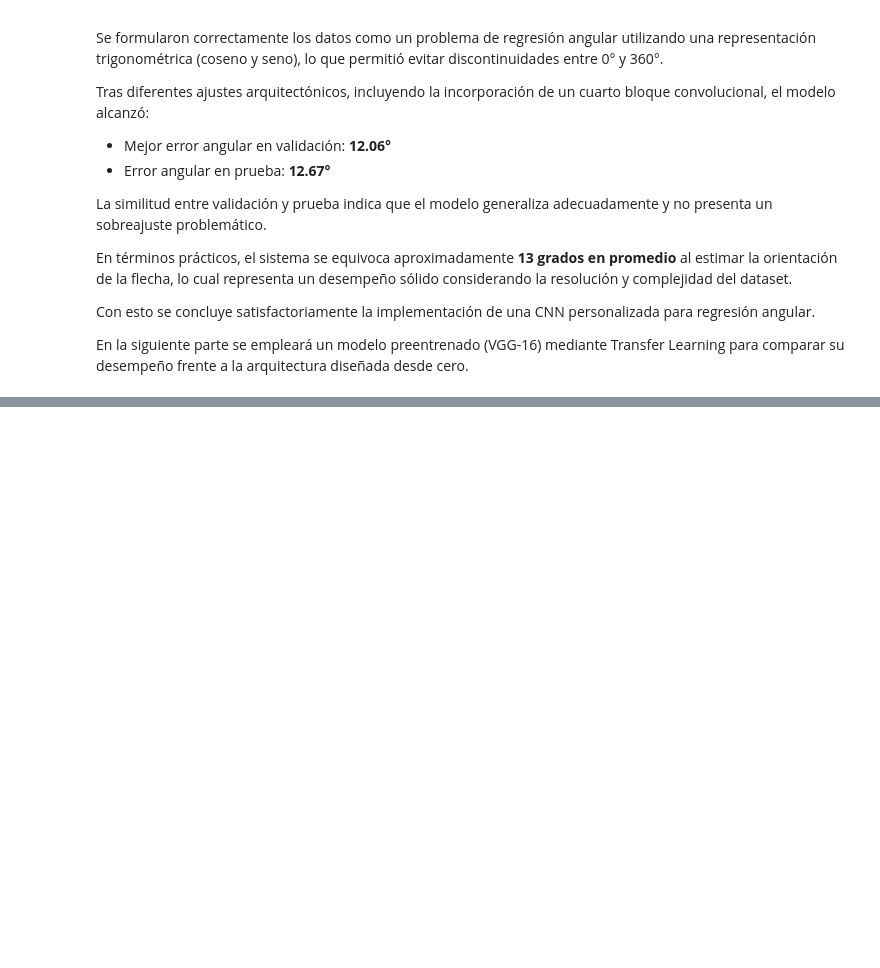
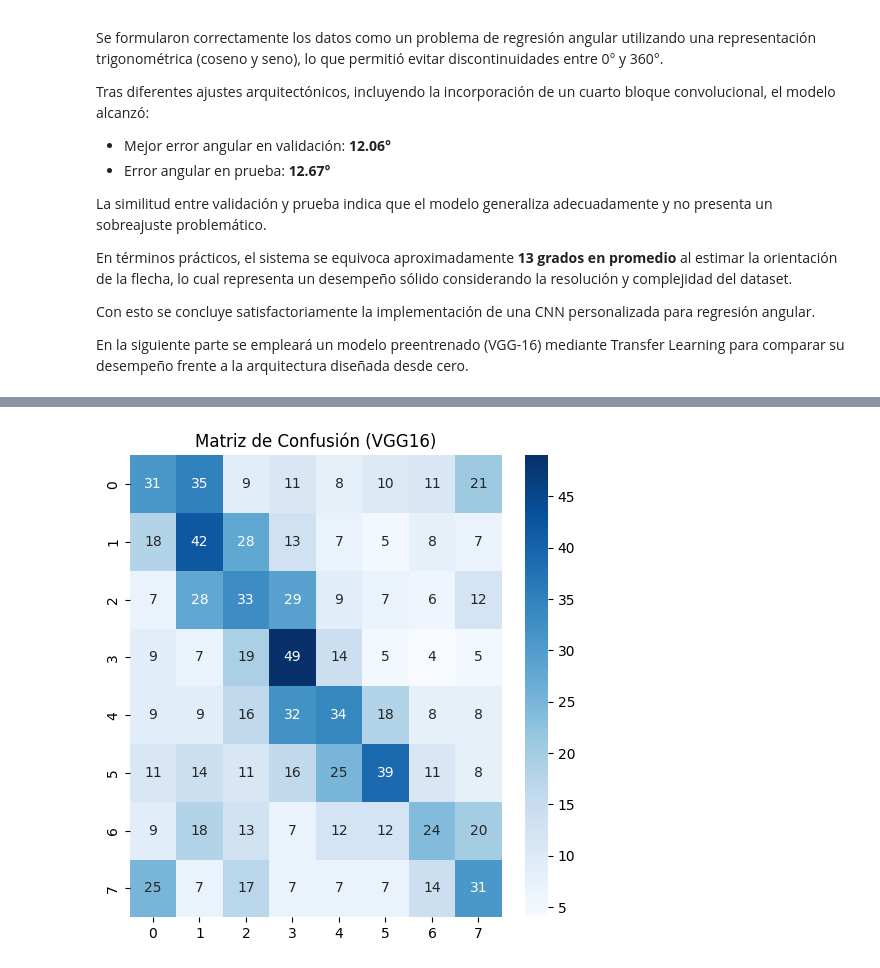
Before and after one commit to vha11/AA2-Practica1, a Jupyter notebook: Parte1_CNN/P1_parte1.ipynb, the cells around one changed output, grey strips where cells are left out. Drawn from its saved outputs; the diff is of its cells as text; code cells hidden in the pictures; blank space fills up the shorter version.

```diff
--- a/Parte1_CNN/P1_parte1.ipynb
+++ b/Parte1_CNN/P1_parte1.ipynb
@@ -1356,0 +1530,16 @@ En la siguiente parte se empleará un modelo preentrenado (VGG-16) mediante Tran
+# %%
+import torch.optim as optim
+
+optimizer = optim.Adam(model_vgg.parameters(), lr=1e-4)
+
+loss_fn = nn.MSELoss()
+# %%
+from torch.utils.data import DataLoader
+
+train_ds = ArrowDataset(train_data, image_size=(64,64))
+val_ds = ArrowDataset(val_data, image_size=(64,64))
+test_ds = ArrowDataset(test_data, image_size=(64,64))
+
+train_loader = DataLoader(train_ds, batch_size=32, shuffle=True)
+val_loader = DataLoader(val_ds, batch_size=32)
+test_loader = DataLoader(test_ds, batch_size=32)
@@ -1356,0 +1830,27 @@ En la siguiente parte se empleará un modelo preentrenado (VGG-16) mediante Tran
+# %%
+from sklearn.metrics import confusion_matrix
+import seaborn as sns
+
+def vec_to_angle(v):
+
+    import math
+    return (math.degrees(math.atan2(v[1],v[0])) % 360)
+
+true_angles = [vec_to_angle(v) for v in y_true]
+pred_angles = [vec_to_angle(v) for v in y_pred]
+
+bins = np.linspace(0,360,9)
+
+true_bins = np.digitize(true_angles,bins)
+pred_bins = np.digitize(pred_angles,bins)
+
+cm = confusion_matrix(true_bins,pred_bins)
+
+plt.figure(figsize=(6,6))
+
+sns.heatmap(cm,annot=True,cmap="Blues")
+
+plt.title("Matriz de Confusión (VGG16)")
+plt.show()
+# %% [output]
+[figure, added]
```
Also changed, not shown: parts of 22 cells of this notebook.
